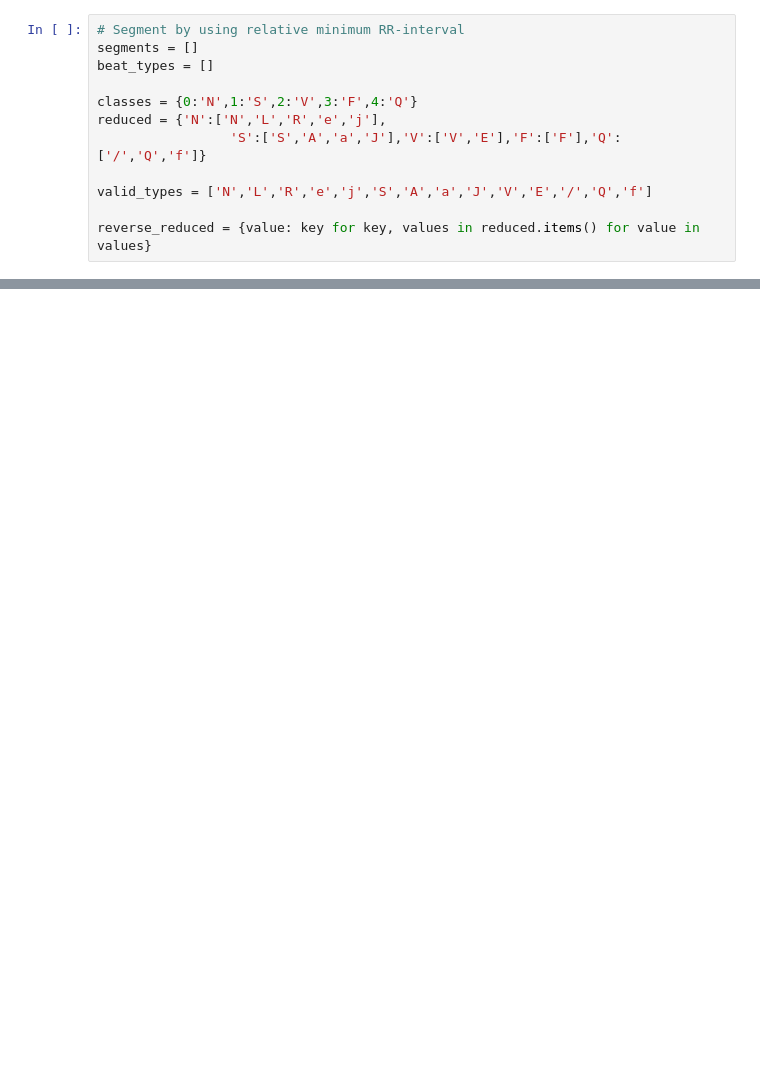
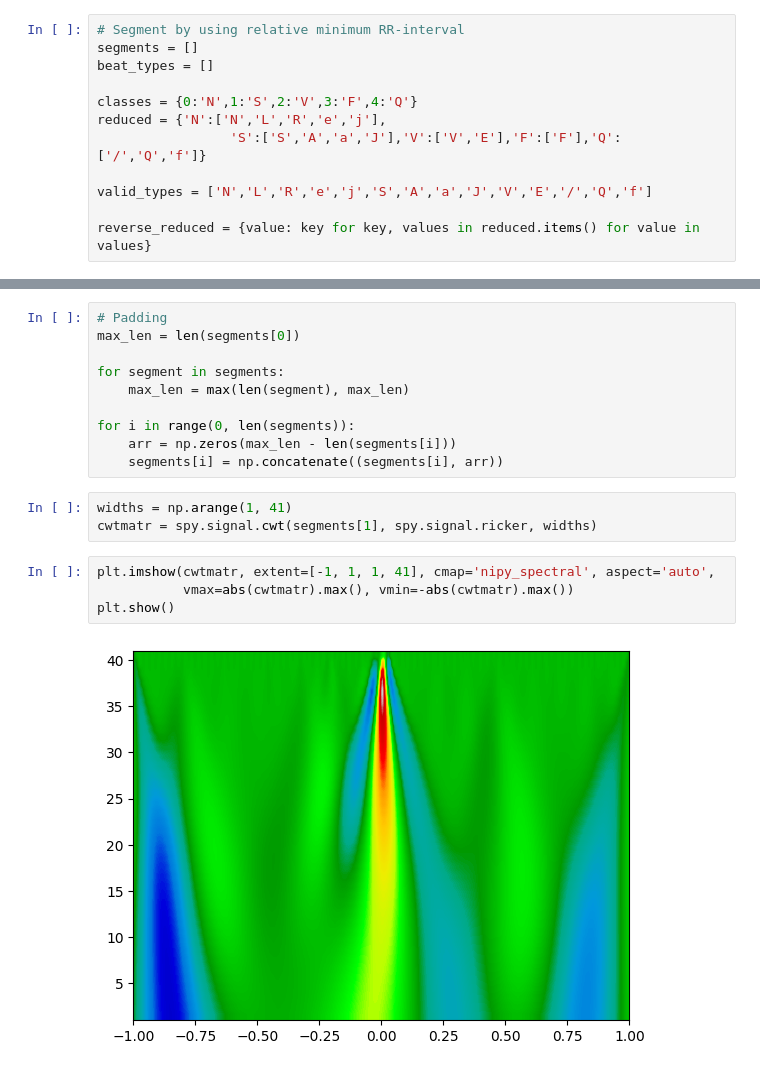
Before and after one commit to awcheng23/PACE, a Jupyter notebook: demo.ipynb, the cells around one changed output, grey strips where cells are left out. Drawn from its saved outputs; the diff is of its cells as text; blank space fills up the shorter version.

```diff
--- a/demo.ipynb
+++ b/demo.ipynb
@@ -164,0 +204,19 @@ N
+# %%
+# Padding
+max_len = len(segments[0])
+
+for segment in segments:
+    max_len = max(len(segment), max_len)
+
+for i in range(0, len(segments)):
+    arr = np.zeros(max_len - len(segments[i]))
+    segments[i] = np.concatenate((segments[i], arr))
+# %%
+widths = np.arange(1, 41)
+cwtmatr = spy.signal.cwt(segments[1], spy.signal.ricker, widths)
+# %%
+plt.imshow(cwtmatr, extent=[-1, 1, 1, 41], cmap='nipy_spectral', aspect='auto',
+           vmax=abs(cwtmatr).max(), vmin=-abs(cwtmatr).max())
+plt.show()
+# %% [output]
+[figure, added]
```
Also changed, not shown: parts of 10 cells of this notebook, 1 other file.
